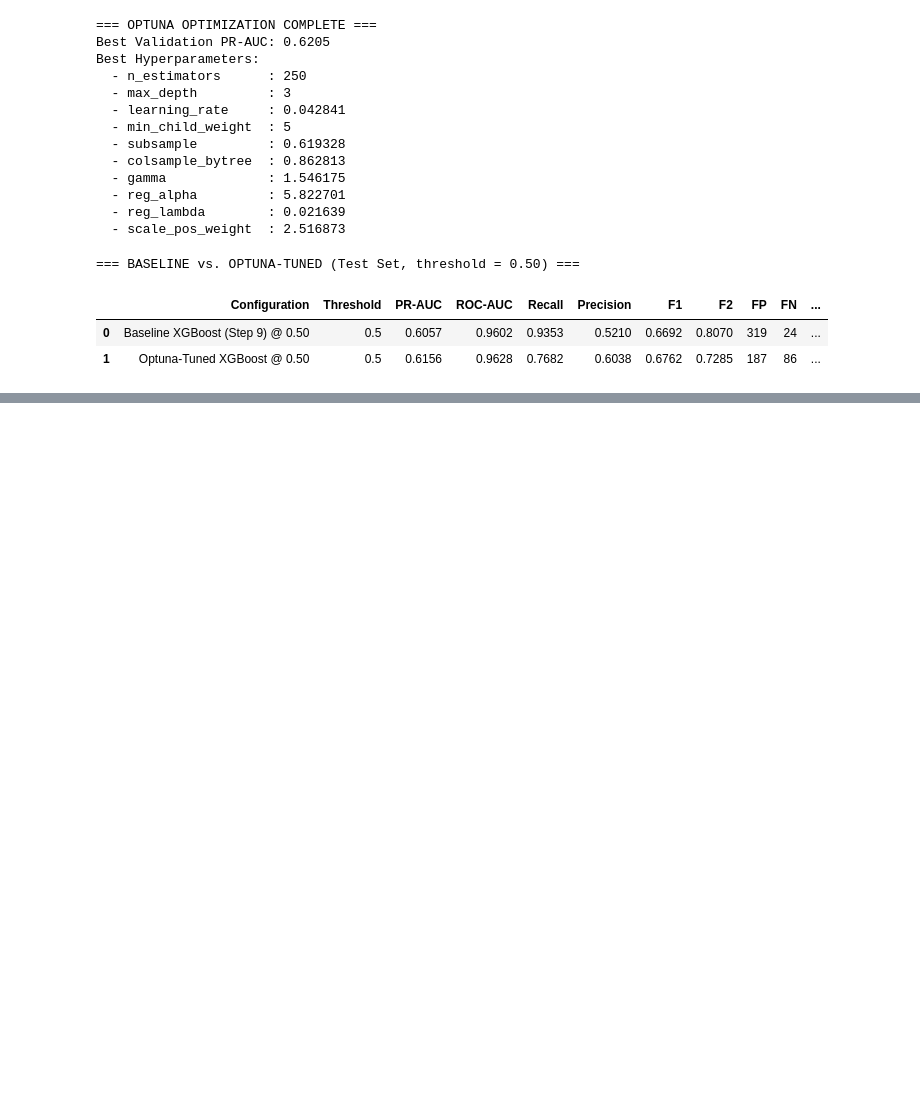
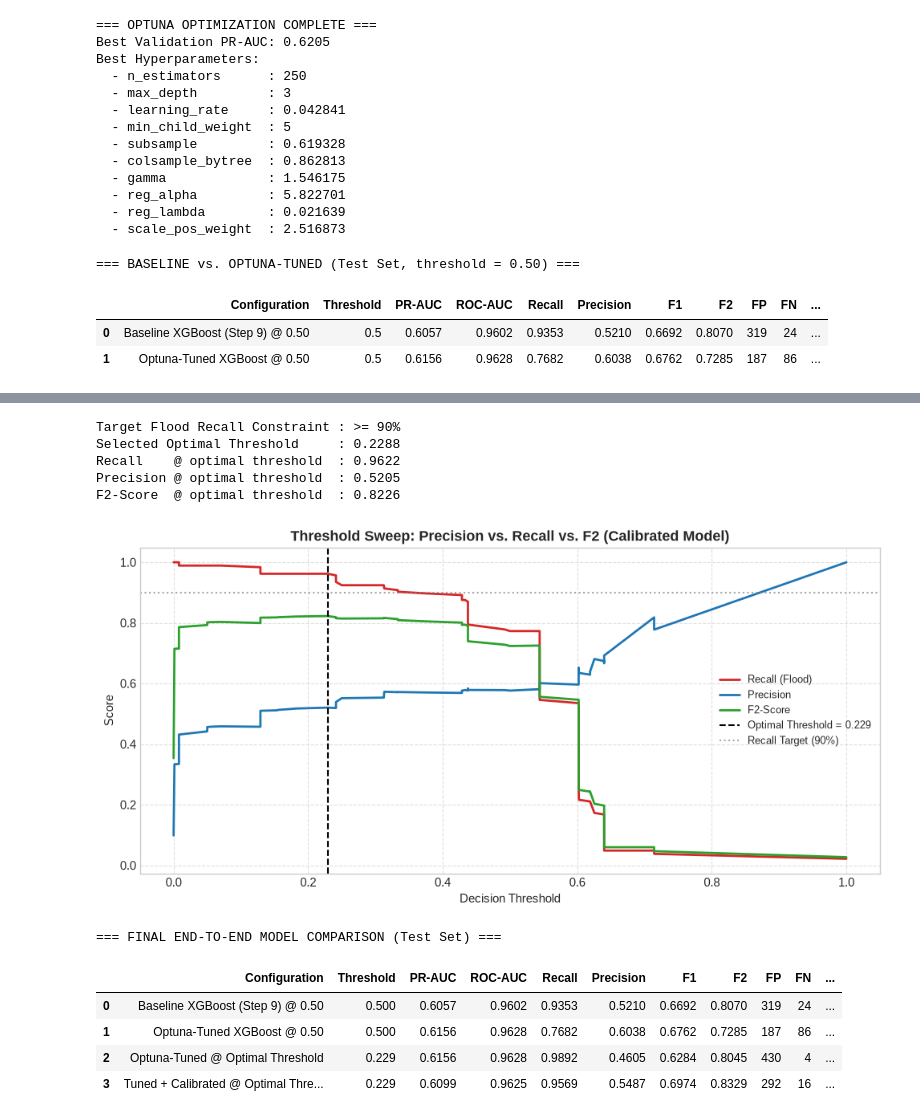
Before and after one commit to GamithaGimhana/FloodSentinel, a Jupyter notebook: notebooks/flood_prediction_sri_lanka.ipynb, the cells around one changed output, grey strips where cells are left out. Cells and saved outputs as stored; diff of their text form; code cells hidden in the pictures; blank space fills up the shorter version.

```diff
--- a/notebooks/flood_prediction_sri_lanka.ipynb
+++ b/notebooks/flood_prediction_sri_lanka.ipynb
@@ -1260,0 +1344,67 @@ pd.DataFrame(results)
+# %%
+# ============================================================
+# 10.4 Threshold Shifting: Enforcing Flood Recall >= 90%
+# ============================================================
+# Optimize F-beta (beta = 2) => recall (missed floods) weighted 2x precision.
+precision_arr, recall_arr, thresholds_arr = precision_recall_curve(
+    y_thresh, y_thresh_proba_cal
+)
+precision_arr = precision_arr[:-1]   # align lengths with thresholds
+recall_arr    = recall_arr[:-1]
+
+beta = 2.0
+f2_arr = (1 + beta**2) * (precision_arr * recall_arr) / \
+         ((beta**2 * precision_arr) + recall_arr + 1e-12)
+
+# Constraint: Flood Recall must be >= 90%
+RECALL_TARGET = 0.90
+valid_idx = np.where(recall_arr >= RECALL_TARGET)[0]
+optimal_idx = valid_idx[np.argmax(f2_arr[valid_idx])] if len(valid_idx) > 0 else np.argmax(f2_arr)
+OPTIMAL_THRESHOLD = float(thresholds_arr[optimal_idx])
+
+print(f"Target Flood Recall Constraint : >= {RECALL_TARGET:.0%}")
+print(f"Selected Optimal Threshold     : {OPTIMAL_THRESHOLD:.4f}")
+print(f"Recall    @ optimal threshold  : {recall_arr[optimal_idx]:.4f}")
+print(f"Precision @ optimal threshold  : {precision_arr[optimal_idx]:.4f}")
+print(f"F2-Score  @ optimal threshold  : {f2_arr[optimal_idx]:.4f}")
+
+# --- Threshold sweep visualization ---
+fig, ax = plt.subplots(figsize=(10, 5))
+ax.plot(thresholds_arr, recall_arr,    label='Recall (Flood)', color='#d62728', linewidth=2)
+ax.plot(thresholds_arr, precision_arr, label='Precision',      color='#1f77b4', linewidth=2)
+ax.plot(thresholds_arr, f2_arr,        label='F2-Score',       color='#2ca02c', linewidth=2)
+ax.axvline(OPTIMAL_THRESHOLD, color='black', linestyle='--',
+           label=f'Optimal Threshold = {OPTIMAL_THRESHOLD:.3f}')
+ax.axhline(RECALL_TARGET, color='gray', linestyle=':', alpha=0.7, label='Recall Target (90%)')
+ax.set_xlabel('Decision Threshold')
+ax.set_ylabel('Score')
+ax.set_title('Threshold Sweep: Precision vs. Recall vs. F2 (Calibrated Model)', fontweight='bold')
+ax.legend(loc='center right', fontsize=9)
+ax.grid(True, linestyle='--', alpha=0.6)
+plt.tight_layout()
+plt.show()
+
+# --- Final end-to-end comparison on the hold-out Test set ---
+y_test_proba_cal = calibrated_model.predict_proba(X_test_proc)[:, 1]
+
+results.append(evaluate_configuration(y_test, y_test_proba_tuned, OPTIMAL_THRESHOLD,
+                                      'Optuna-Tuned @ Optimal Threshold'))
+results.append(evaluate_configuration(y_test, y_test_proba_cal, OPTIMAL_THRESHOLD,
+                                      'Tuned + Calibrated @ Optimal Threshold (FINAL)'))
+
+final_report = pd.DataFrame(results)
+print("=== FINAL END-TO-END MODEL COMPARISON (Test Set) ===")
+final_report
+# %% [output]
+Target Flood Recall Constraint : >= 90%
+Selected Optimal Threshold     : 0.2288
+Recall    @ optimal threshold  : 0.9622
+Precision @ optimal threshold  : 0.5205
+F2-Score  @ optimal threshold  : 0.8226
+[figure, added]
+=== FINAL END-TO-END MODEL COMPARISON (Test Set) ===
+|  | Configuration | Threshold | PR-AUC | ROC-AUC | Recall | Precision | F1 | F2 | FP | FN | ... |
+| 0 | Baseline XGBoost (Step 9) @ 0.50 | 0.500 | 0.6057 | 0.9602 | 0.9353 | 0.5210 | 0.6692 | 0.8070 | 319 | 24 | ... |
+| 1 | Optuna-Tuned XGBoost @ 0.50 | 0.500 | 0.6156 | 0.9628 | 0.7682 | 0.6038 | 0.6762 | 0.7285 | 187 | 86 | ... |
+| 2 | Optuna-Tuned @ Optimal Threshold | 0.229 | 0.6156 | 0.9628 | 0.9892 | 0.4605 | 0.6284 | 0.8045 | 430 | 4 | ... |
+| 3 | Tuned + Calibrated @ Optimal Thre... | 0.229 | 0.6099 | 0.9625 | 0.9569 | 0.5487 | 0.6974 | 0.8329 | 292 | 16 | ... |
```
Also changed, not shown: parts of 3 cells of this notebook.
